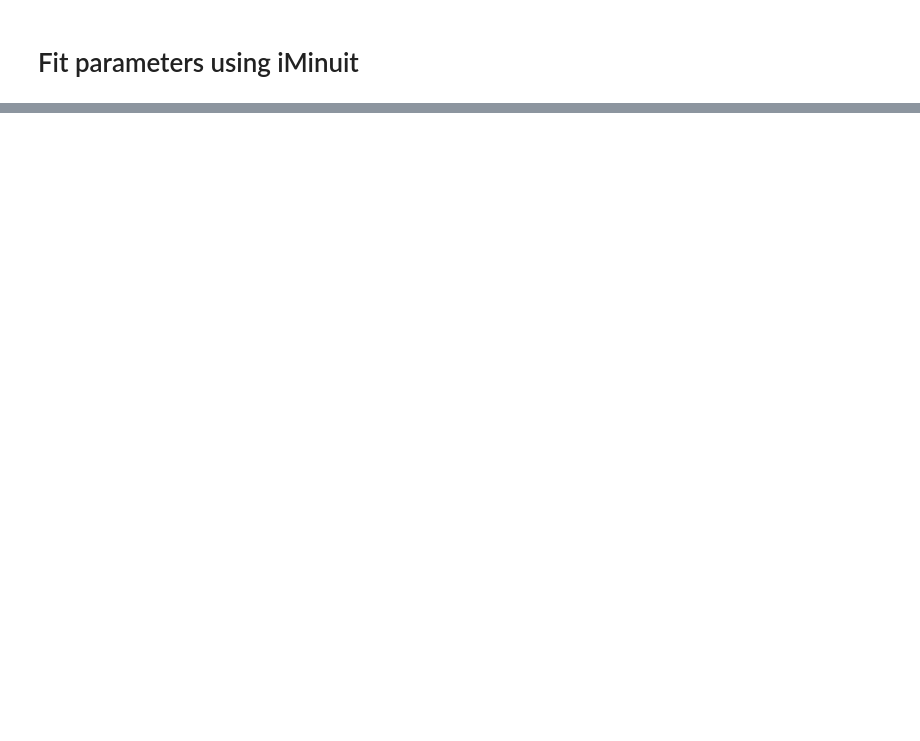
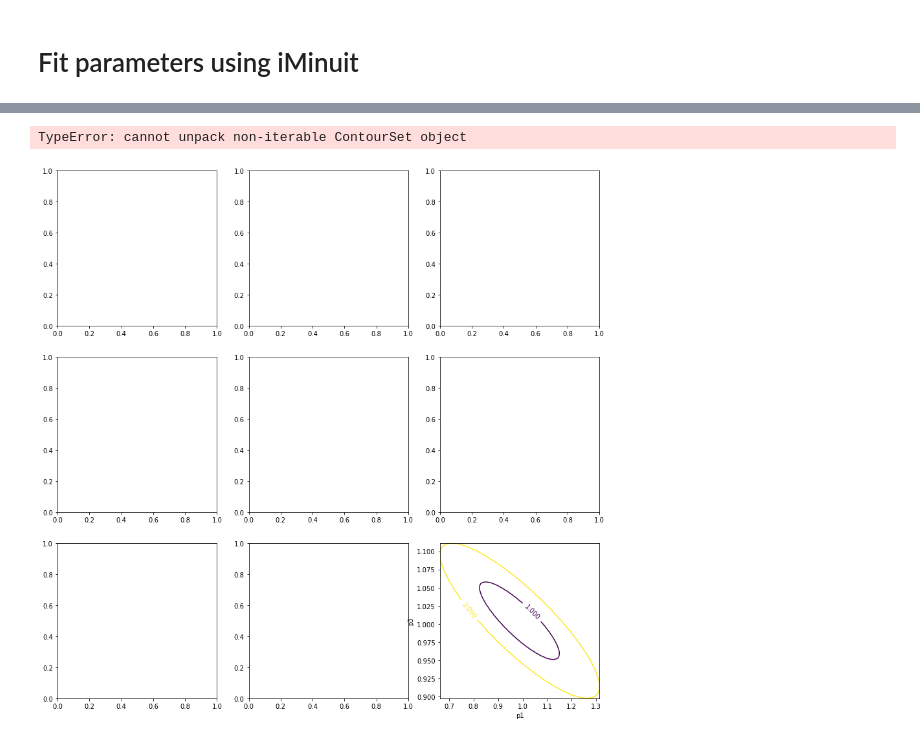
Before and after one commit to payerne/DC2Analysis, a Jupyter notebook: examples/Example_Fit_With_Iminuit.ipynb, the cells around one changed output, grey strips where cells are left out. Saved outputs shown, nothing was run; the diff lists cells and outputs as text; code cells hidden in the pictures; blank space fills up the shorter version.

```diff
--- a/examples/Example_Fit_With_Iminuit.ipynb
+++ b/examples/Example_Fit_With_Iminuit.ipynb
@@ -42,7 +42,7 @@ Stat = sta.Statistics(N)
 # %%
 for i in range(100):
 
-    y_real = model(x,[p_1true, p_2true]) + np.random.randn(N)*noise
+    y_real = model(x,[p_1true, p_2true, p3_true]) + np.random.randn(N)*noise
 
     Stat._add_realization(y_real)
 # %%
@@ -117,0 +133,14 @@ plt.show()
+# %%
+fig, axs = plt.subplots(3, 3, figsize = (15,15))
+p = ['p1', 'p2', 'p3']
+for i in range(3):
+    px = p[i]
+    for j in range(3):
+        py = p[j]
+        if i > j: continue
+    axs[i,j].plot(x,y)
+    m.draw_mncontour(px,py)
+    axs[i,j].plot(x,y)
+# %% [output]
+TypeError: cannot unpack non-iterable ContourSet object
+[figure, added]
```
Also changed, not shown: parts of 11 cells of this notebook, 40 other files.
